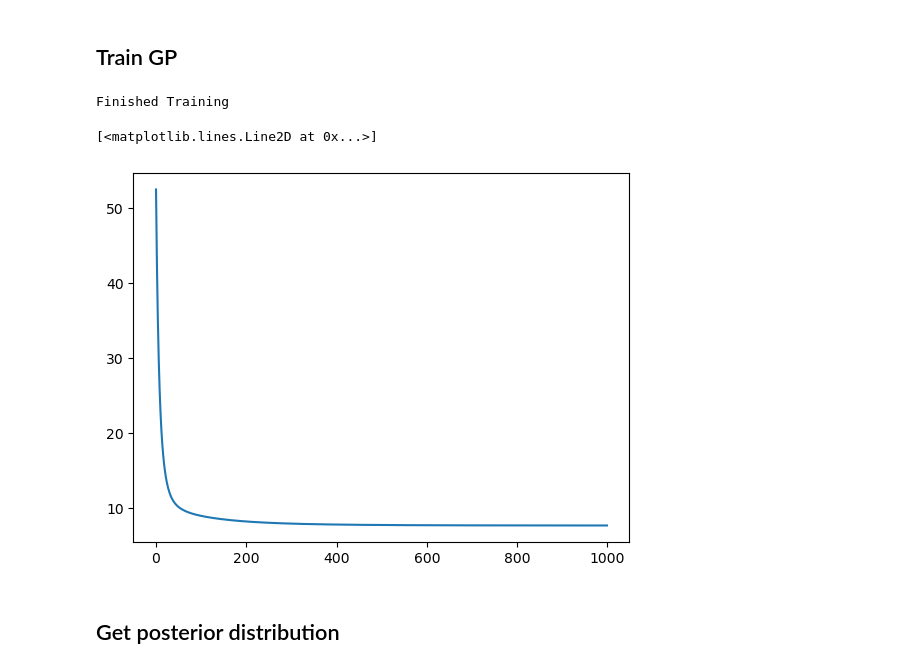
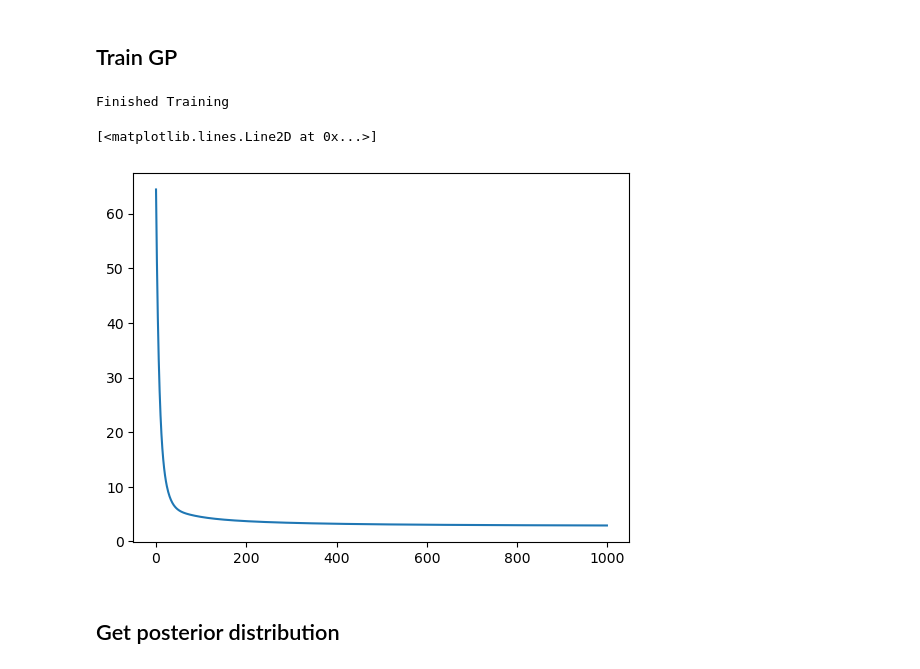
Before and after one commit to luisdiaz1997/SpatialFactorization, a Jupyter notebook: notebooks/Gaussian Processes/GP_test.ipynb, the cells around one changed output. Cells and saved outputs as stored; diff of their text form; code cells hidden in the pictures.

```diff
--- a/notebooks/Gaussian Processes/GP_test.ipynb
+++ b/notebooks/Gaussian Processes/GP_test.ipynb
@@ -107,14 +107,14 @@ for i, kernel_class in enumerate(kernels):
 # %% [markdown]
 ## Train GP
 # %%
-kernel = RBF()
+kernel = Periodic()
 gpr = spacedecomp.GP(X[:,None], y, kernel, noise=0.1)
 history = gpr.fit(optimizer=optim.Adam, epochs=1000)
 plt.plot(history)
 # %% [output]
 Finished Training
 [<matplotlib.lines.Line2D at 0x...>]
-[figure, old version]
+[figure, new version]
 # %% [markdown]
 ## Get posterior distribution
 # %%
```
Also changed, not shown: parts of 7 cells of this notebook, 2 other files.
